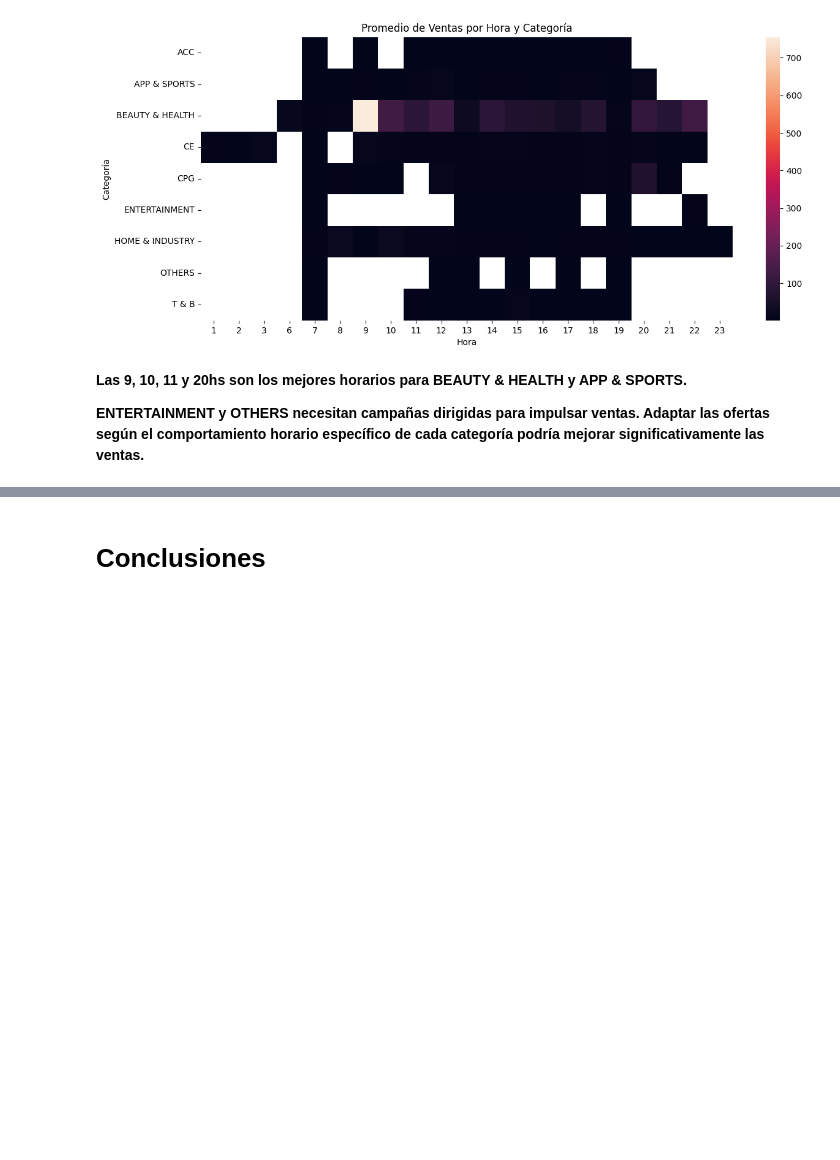
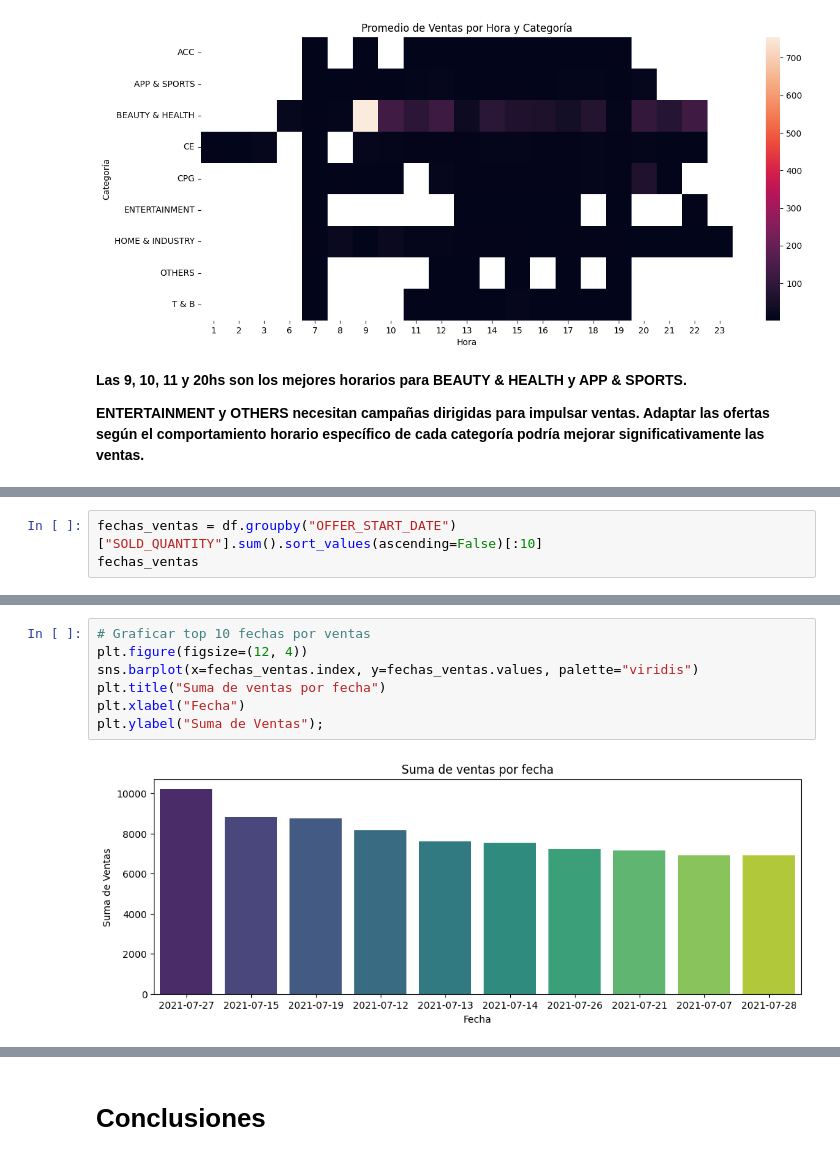
Before and after one commit to plijtmaer/ds-de-challenge, a Jupyter notebook: Notebooks/eda.ipynb, the cells around one changed output, grey strips where cells are left out. Drawn from its saved outputs; the diff is of its cells as text; blank space fills up the shorter version.

```diff
--- a/Notebooks/eda.ipynb
+++ b/Notebooks/eda.ipynb
@@ -1330,0 +1358,3 @@ plt.ylabel("Categoría");
+# %%
+fechas_ventas = df.groupby("OFFER_START_DATE")["SOLD_QUANTITY"].sum().sort_values(ascending=False)[:10]
+fechas_ventas
@@ -1330,0 +1374,9 @@ plt.ylabel("Categoría");
+# %%
+# Graficar top 10 fechas por ventas
+plt.figure(figsize=(12, 4))
+sns.barplot(x=fechas_ventas.index, y=fechas_ventas.values, palette="viridis")
+plt.title("Suma de ventas por fecha")
+plt.xlabel("Fecha")
+plt.ylabel("Suma de Ventas");
+# %% [output]
+[figure, added]
```
Also changed, not shown: parts of 14 cells of this notebook.
